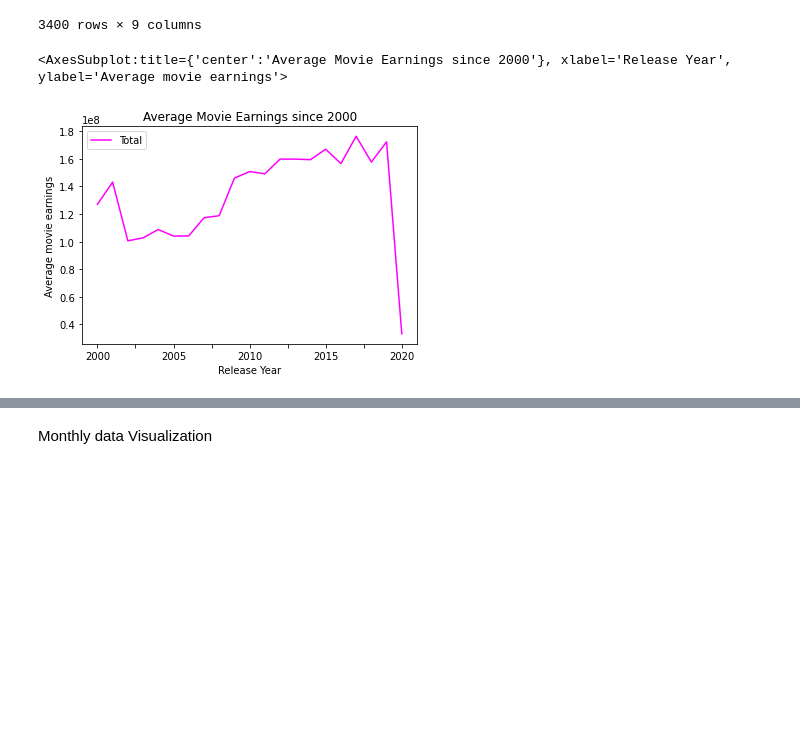
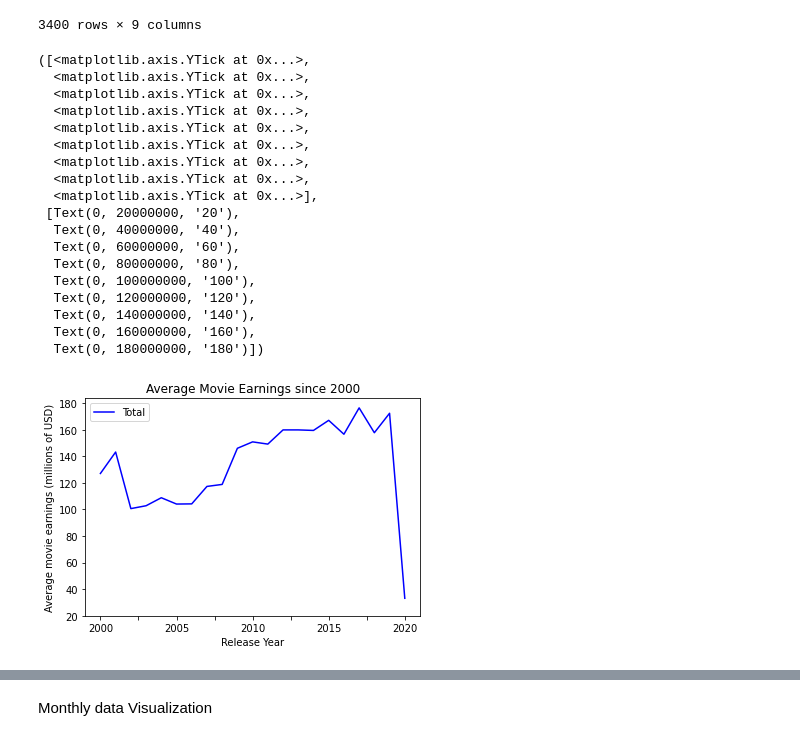
Before and after one commit to PielordZZ/3-is-the-Magic-Number, a Jupyter notebook: Earnings_Over_Time/Visualization.ipynb, the cells around one changed output, grey strips where cells are left out. Saved outputs shown, nothing was run; the diff lists cells and outputs as text; code cells hidden in the pictures; blank space fills up the shorter version.

Commit message:
Refined visualizations

```diff
--- a/Earnings_Over_Time/Visualization.ipynb
+++ b/Earnings_Over_Time/Visualization.ipynb
@@ -50,7 +50,25 @@ all_earnings_average =  all_earnings_average.astype(int)
 all_earnings_average['Total'] = all_earnings_average.sum(axis=1)
 all_earnings_average = all_earnings_average.drop('1999')
 # %%
-all_earnings_average.reset_index().plot(kind='line',x='Release Year',y='Total',ylabel='Average movie earnings',title='Average Movie Earnings since 2000',color='magenta')
+all_earnings_average.reset_index().plot(kind='line',x='Release Year',y='Total',ylabel='Average movie earnings (millions of USD)',title='Average Movie Earnings since 2000',color='blue')
+plt.yticks([x*10**7 for x in range(2,20,2)],[x*10**1 for x in range(2,20,2)])
 # %% [output]
-<AxesSubplot:title={'center':'Average Movie Earnings since 2000'}, xlabel='Release Year', ylabel='Average movie earnings'>
+([<matplotlib.axis.YTick at 0x...>,
+  <matplotlib.axis.YTick at 0x...>,
+  <matplotlib.axis.YTick at 0x...>,
+  <matplotlib.axis.YTick at 0x...>,
+  <matplotlib.axis.YTick at 0x...>,
+  <matplotlib.axis.YTick at 0x...>,
+  <matplotlib.axis.YTick at 0x...>,
+  <matplotlib.axis.YTick at 0x...>,
+  <matplotlib.axis.YTick at 0x...>],
+ [Text(0, 20000000, '20'),
+  Text(0, 40000000, '40'),
+  Text(0, 60000000, '60'),
+  Text(0, 80000000, '80'),
+  Text(0, 100000000, '100'),
+  Text(0, 120000000, '120'),
+  Text(0, 140000000, '140'),
+  Text(0, 160000000, '160'),
+  Text(0, 180000000, '180')])
-[figure, old version]
+[figure, new version]
```
Also changed, not shown: parts of 4 cells of this notebook.
